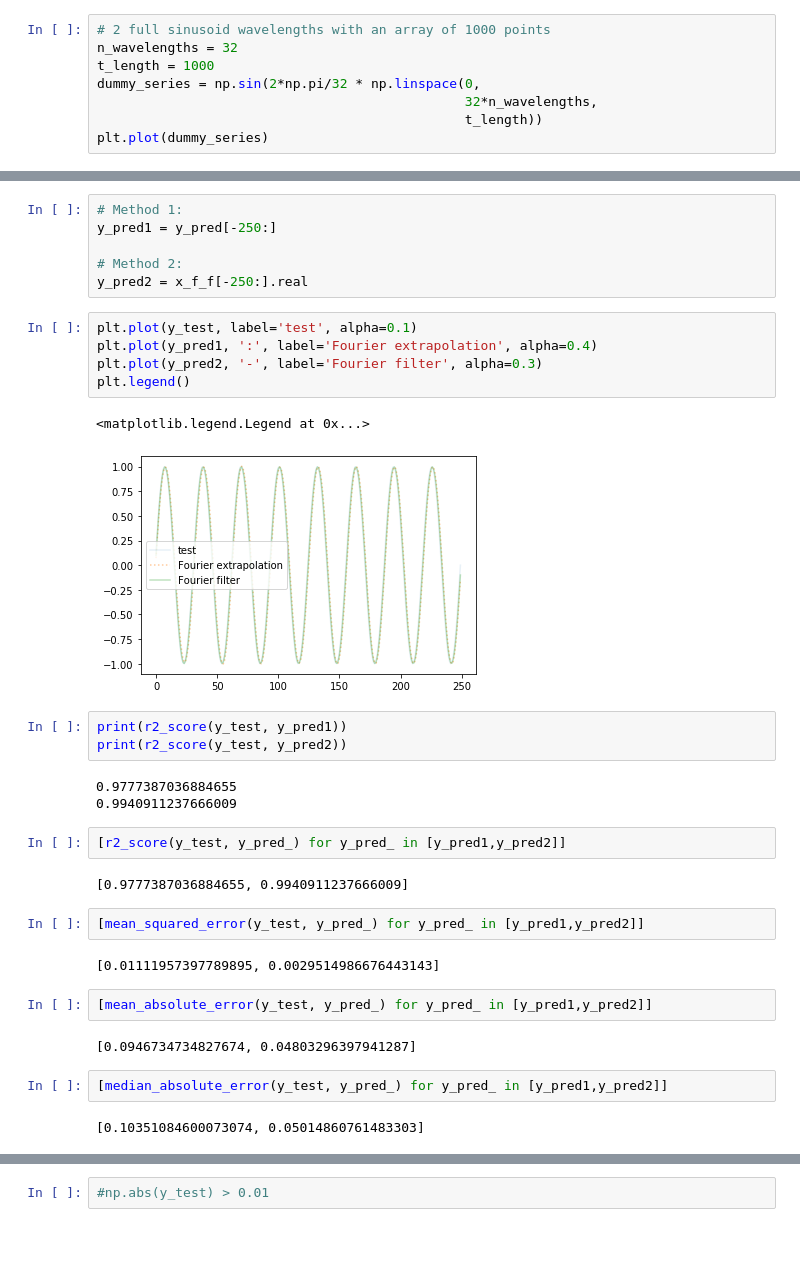
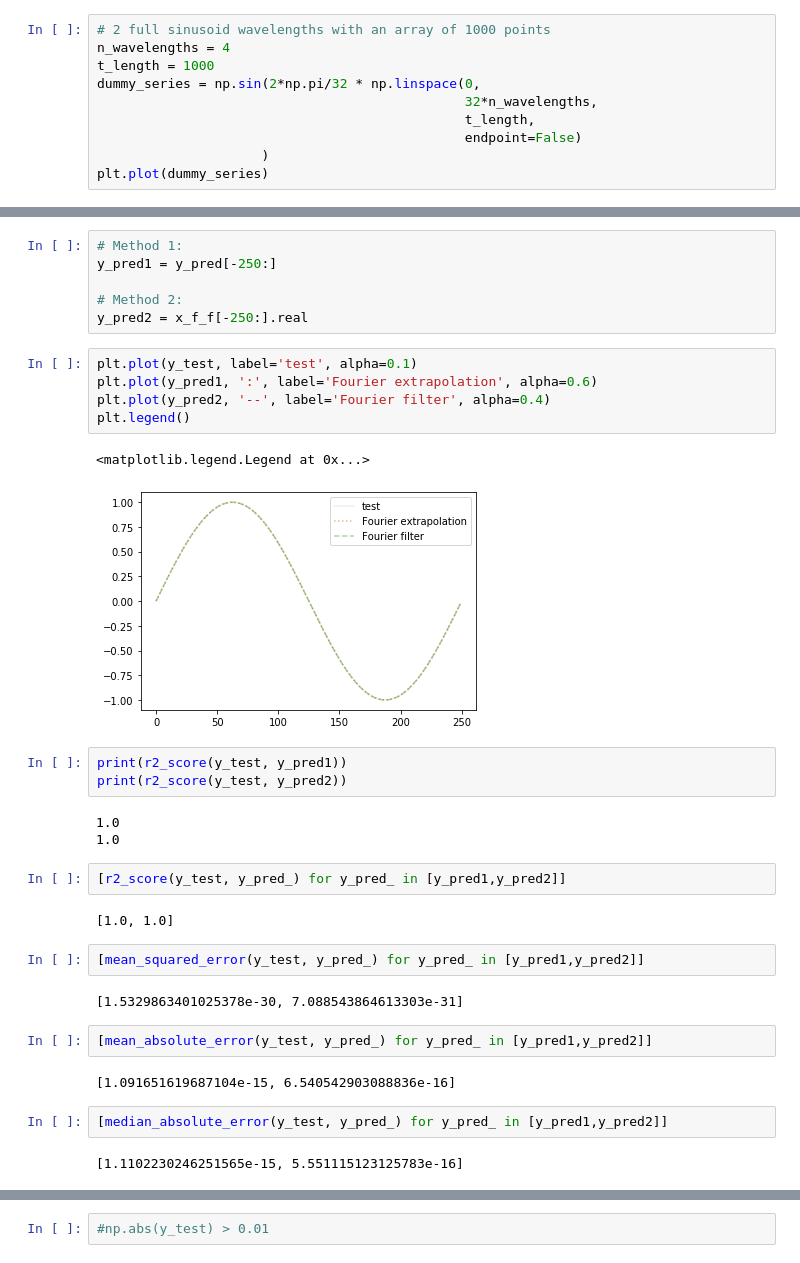
Before and after one commit to fnauman/timeseries, a Jupyter notebook: fourier_ts.ipynb, the cells around one changed output, grey strips where cells are left out. Cells and saved outputs as stored; diff of their text form.

```diff
--- a/fourier_ts.ipynb
+++ b/fourier_ts.ipynb
@@ -36,11 +37,13 @@ def fourierExtrapolation(x, n_predict=12, n_harmonics=12):
 ## Dummy data
 # %%
 # 2 full sinusoid wavelengths with an array of 1000 points
-n_wavelengths = 32
+n_wavelengths = 4
 t_length = 1000
 dummy_series = np.sin(2*np.pi/32 * np.linspace(0,
                                                32*n_wavelengths,
-                                               t_length))
+                                               t_length,
+                                               endpoint=False)
+                     )
 plt.plot(dummy_series)
 # %% [output]
 [<matplotlib.lines.Line2D at 0x...>]
@@ -140,34 +143,34 @@ y_pred1 = y_pred[-250:]
 y_pred2 = x_f_f[-250:].real
 # %%
 plt.plot(y_test, label='test', alpha=0.1)
-plt.plot(y_pred1, ':', label='Fourier extrapolation', alpha=0.4)
-plt.plot(y_pred2, '-', label='Fourier filter', alpha=0.3)
+plt.plot(y_pred1, ':', label='Fourier extrapolation', alpha=0.6)
+plt.plot(y_pred2, '--', label='Fourier filter', alpha=0.4)
 plt.legend()
 # %% [output]
 <matplotlib.legend.Legend at 0x...>
-[figure, old version]
+[figure, new version]
 # %%
 print(r2_score(y_test, y_pred1))
 print(r2_score(y_test, y_pred2))
 # %% [output]
-0.9777387036884655
-0.9940911237666009
+1.0
+1.0
 # %%
 [r2_score(y_test, y_pred_) for y_pred_ in [y_pred1,y_pred2]]
 # %% [output]
-[0.9777387036884655, 0.9940911237666009]
+[1.0, 1.0]
 # %%
 [mean_squared_error(y_test, y_pred_) for y_pred_ in [y_pred1,y_pred2]]
 # %% [output]
-[0.01111957397789895, 0.0029514986676443143]
+[1.5329863401025378e-30, 7.088543864613303e-31]
 # %%
 [mean_absolute_error(y_test, y_pred_) for y_pred_ in [y_pred1,y_pred2]]
 # %% [output]
-[0.0946734734827674, 0.04803296397941287]
+[1.091651619687104e-15, 6.540542903088836e-16]
 # %%
 [median_absolute_error(y_test, y_pred_) for y_pred_ in [y_pred1,y_pred2]]
 # %% [output]
-[0.10351084600073074, 0.05014860761483303]
+[1.1102230246251565e-15, 5.551115123125783e-16]
 # %%
 [mean_absolute_percentage_error(y_test, y_pred_, eps=1e-3) for y_pred_ in [y_pred1,y_pred2]]
 # %% [output]
```
Also changed, not shown: parts of 9 cells of this notebook.
